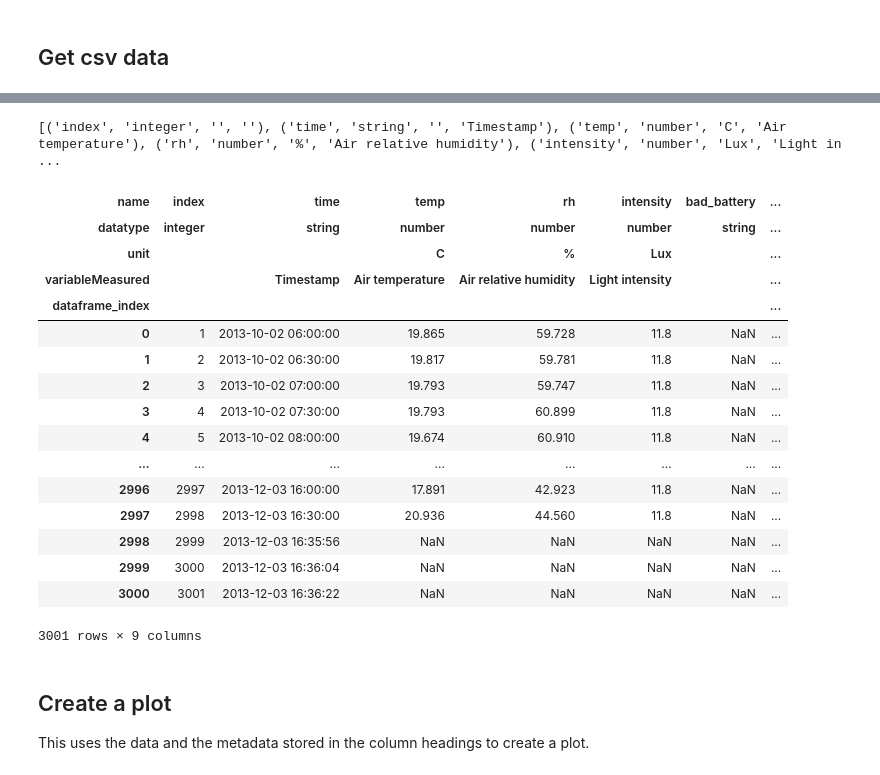
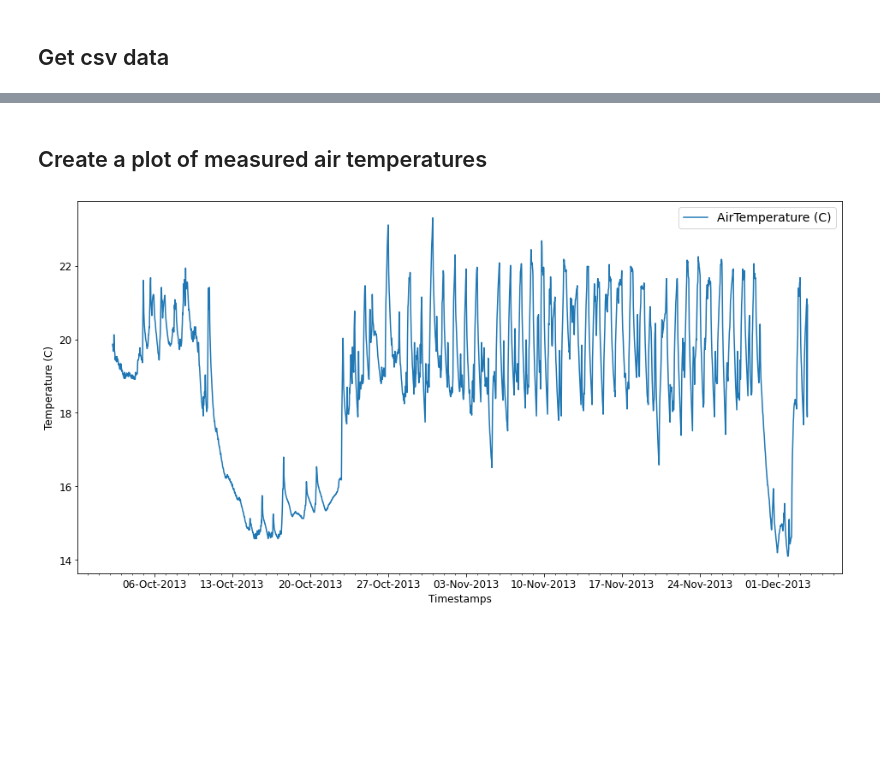
Before and after one commit to building-energy/ABCE_Open_Data_Project, a Jupyter notebook: datasets/Hobo_U12_sensor_data_v2/analysis_example.ipynb, the cells around one changed output, grey strips where cells are left out. Drawn from its saved outputs; the diff is of its cells as text; code cells hidden in the pictures; blank space fills up the shorter version.

```diff
--- a/datasets/Hobo_U12_sensor_data_v2/analysis_example.ipynb
+++ b/datasets/Hobo_U12_sensor_data_v2/analysis_example.ipynb
@@ -61,53 +32,19 @@ Combines the CSV data and metadata to a single Pandas Dataframe where some of th
-# %%
-# create new headings
-headings=[]
-
-for i in range(len(df.columns)):
-
-    col_dict=metadata_table_dict['tableSchema']['columns'][i]
-
-    name=col_dict['name']
-
-    if isinstance(col_dict['datatype'],dict):
-        datatype=col_dict['datatype']['base']
-    else:
-        datatype=col_dict['datatype']
-
-    unit=col_dict.get('schema:unitText','')
-
-    variable_measured=col_dict.get('schema:variableMeasured','')
-
-    headings.append((name,datatype,unit,variable_measured))
-
-print(headings)
-
-# update dataframe with new headings
-df.columns=pd.MultiIndex.from_tuples(
-    headings,
-    names=('name','datatype','unit','variableMeasured')
-)
-df.index.name='dataframe_index'
-df
-# %% [output]
-[('index', 'integer', '', ''), ('time', 'string', '', 'Timestamp'), ('temp', 'number', 'C', 'Air temperature'), ('rh', 'number', '%', 'Air relative humidity'), ('intensity', 'number', 'Lux', 'Light in ...
-| name | index | time | temp | rh | intensity | bad_battery | ... |
-| datatype | integer | string | number | number | number | string | ... |
-| unit |  |  | C | % | Lux |  | ... |
-| variableMeasured |  | Timestamp | Air temperature | Air relative humidity | Light intensity |  | ... |
-| dataframe_index |  |  |  |  |  |  | ... |
-| 0 | 1 | 2013-10-02 06:00:00 | 19.865 | 59.728 | 11.8 | NaN | ... |
-| 1 | 2 | 2013-10-02 06:30:00 | 19.817 | 59.781 | 11.8 | NaN | ... |
-| 2 | 3 | 2013-10-02 07:00:00 | 19.793 | 59.747 | 11.8 | NaN | ... |
-| 3 | 4 | 2013-10-02 07:30:00 | 19.793 | 60.899 | 11.8 | NaN | ... |
-| 4 | 5 | 2013-10-02 08:00:00 | 19.674 | 60.910 | 11.8 | NaN | ... |
-| ... | ... | ... | ... | ... | ... | ... | ... |
-| 2996 | 2997 | 2013-12-03 16:00:00 | 17.891 | 42.923 | 11.8 | NaN | ... |
-| 2997 | 2998 | 2013-12-03 16:30:00 | 20.936 | 44.560 | 11.8 | NaN | ... |
-| 2998 | 2999 | 2013-12-03 16:35:56 | NaN | NaN | NaN | NaN | ... |
-| 2999 | 3000 | 2013-12-03 16:36:04 | NaN | NaN | NaN | NaN | ... |
-| 3000 | 3001 | 2013-12-03 16:36:22 | NaN | NaN | NaN | NaN | ... |
-3001 rows × 9 columns
 # %% [markdown]
-## Create a plot
-
-This uses the data and the metadata stored in the column headings to create a plot.
+## Create a plot of measured air temperatures
+# %%
+fig,ax=plt.subplots(figsize=(16,8))
+mask=(df.observedProperty=='AirTemperature')
+ax.plot(df.resultTime[mask],
+        df.hasResult_value[mask],
+        label='AirTemperature (C)'
+       )
+ax.legend(fontsize=14)
+ax.set_xlabel('Timestamps')
+ax.set_ylabel('Temperature (C)')
+for item in [ax.xaxis.label, ax.yaxis.label] + ax.get_xticklabels() + ax.get_yticklabels(): item.set_fontsize(12)
+ax.xaxis.set_major_formatter(mdates.DateFormatter('%d-%b-%Y'))
+ax.xaxis.set_major_locator(mdates.DayLocator(interval=7))
+ax.xaxis.set_minor_locator(mdates.DayLocator(interval=1))
+plt.show()
+# %% [output]
+[figure, added]
```
Also changed, not shown: parts of 6 cells of this notebook.
